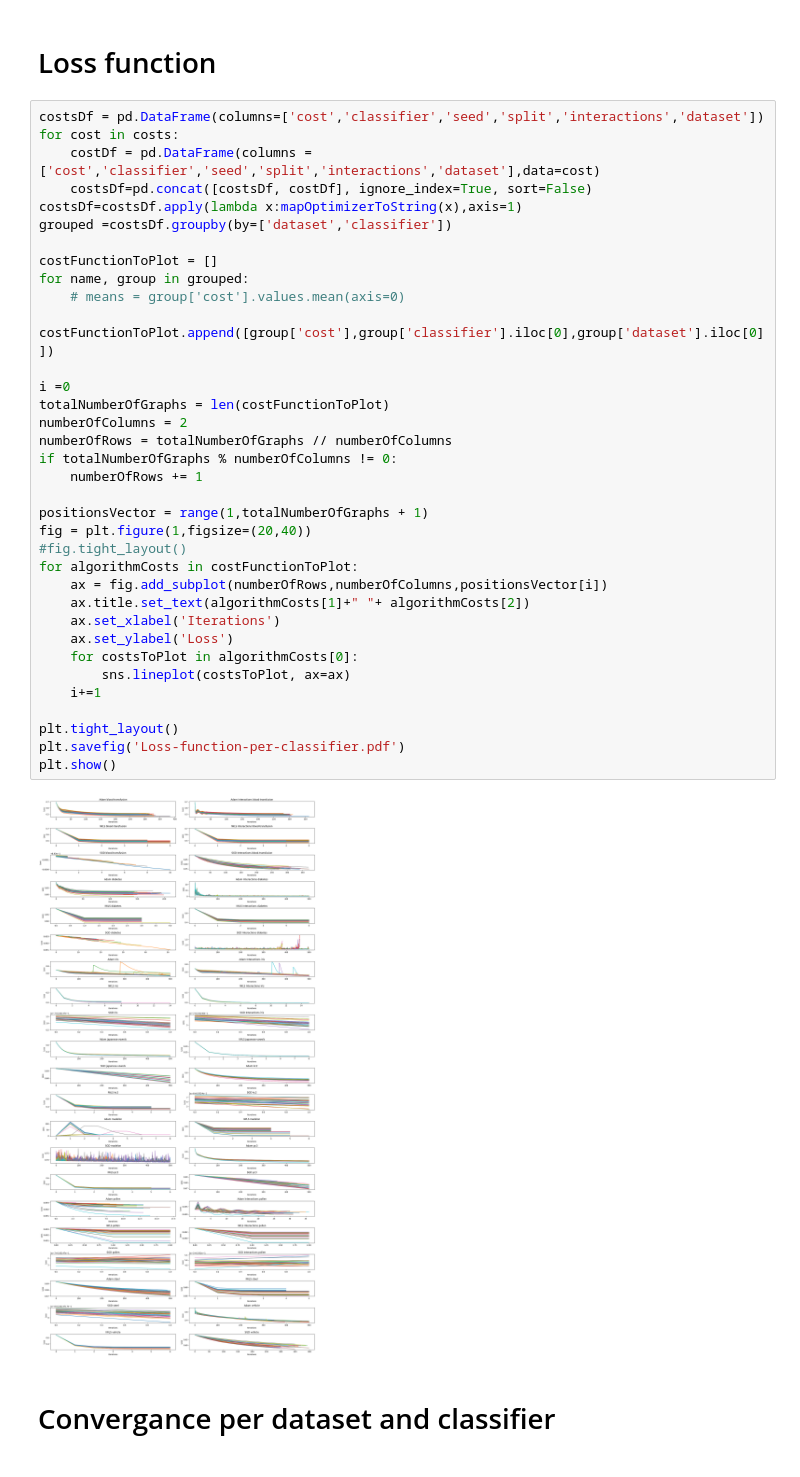
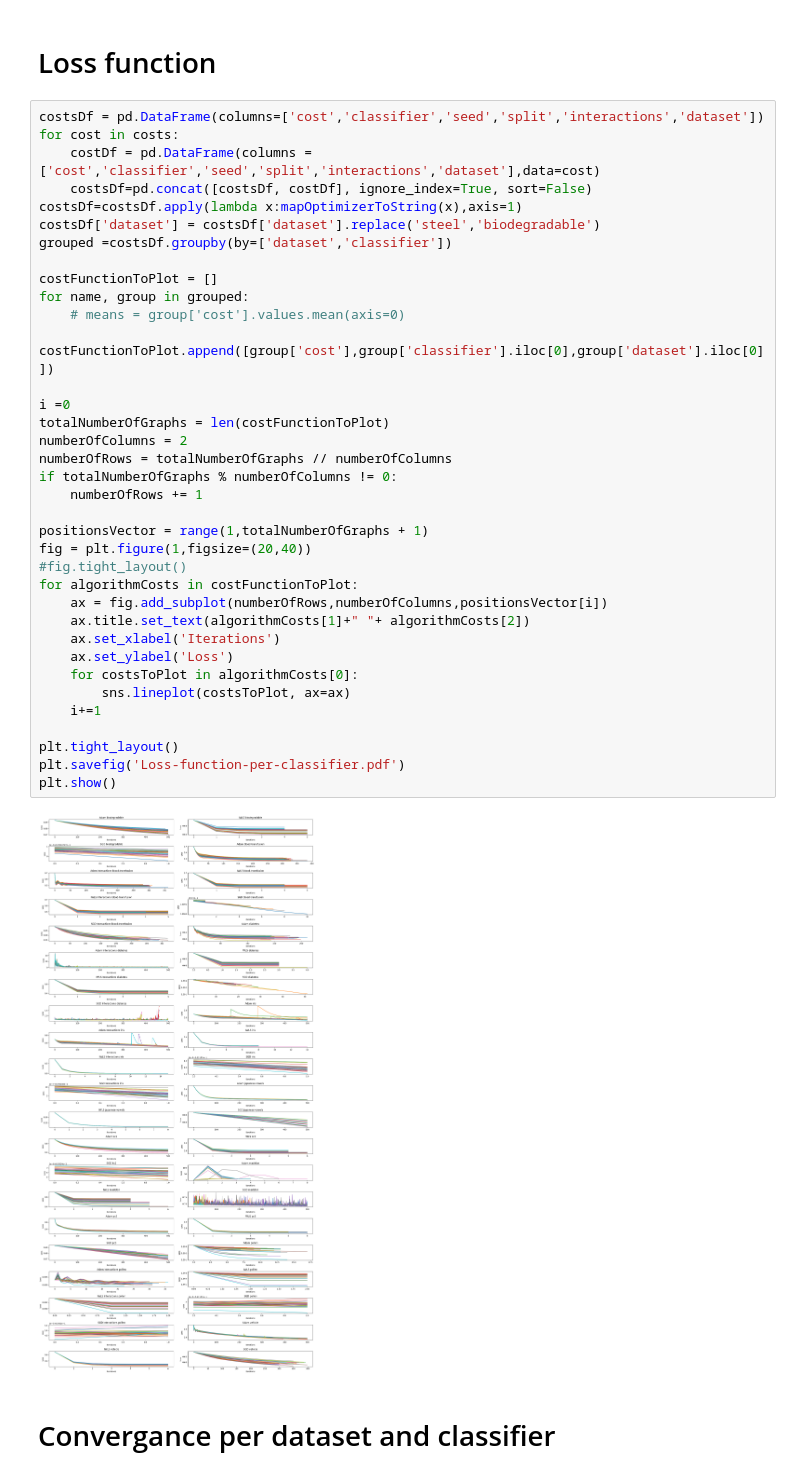
Before and after one commit to PrusWielki/advml-proj-1, a Jupyter notebook: task3.ipynb, the cells around one changed output. Cells and saved outputs as stored; diff of their text form.

```diff
--- a/task3.ipynb
+++ b/task3.ipynb
@@ -535,37 +544,38 @@ for cost in costs:
     costDf = pd.DataFrame(columns = ['cost','classifier','seed','split','interactions','dataset'],data=cost)
     costsDf=pd.concat([costsDf, costDf], ignore_index=True, sort=False)
 costsDf=costsDf.apply(lambda x:mapOptimizerToString(x),axis=1)
+costsDf['dataset'] = costsDf['dataset'].replace('steel','biodegradable')
 grouped =costsDf.groupby(by=['dataset','classifier'])
 
 costFunctionToPlot = []
 for name, group in grouped:
     # means = group['cost'].values.mean(axis=0)
     costFunctionToPlot.append([group['cost'],group['classifier'].iloc[0],group['dataset'].iloc[0]])
 
 i =0
 totalNumberOfGraphs = len(costFunctionToPlot)
 numberOfColumns = 2
 numberOfRows = totalNumberOfGraphs // numberOfColumns
 if totalNumberOfGraphs % numberOfColumns != 0:
     numberOfRows += 1
 
 positionsVector = range(1,totalNumberOfGraphs + 1)
 fig = plt.figure(1,figsize=(20,40))
 #fig.tight_layout()
 for algorithmCosts in costFunctionToPlot:
     ax = fig.add_subplot(numberOfRows,numberOfColumns,positionsVector[i])
     ax.title.set_text(algorithmCosts[1]+" "+ algorithmCosts[2])
     ax.set_xlabel('Iterations')
     ax.set_ylabel('Loss')
     for costsToPlot in algorithmCosts[0]:
         sns.lineplot(costsToPlot, ax=ax)
     i+=1
 
 plt.tight_layout()
 plt.savefig('Loss-function-per-classifier.pdf')
 plt.show()
 # %% [output]
-[figure, old version]
+[figure, new version]
 # %% [markdown]
 # Convergance per dataset and classifier
 # %%
```
Also changed, not shown: parts of 4 cells of this notebook, 19 other files.
